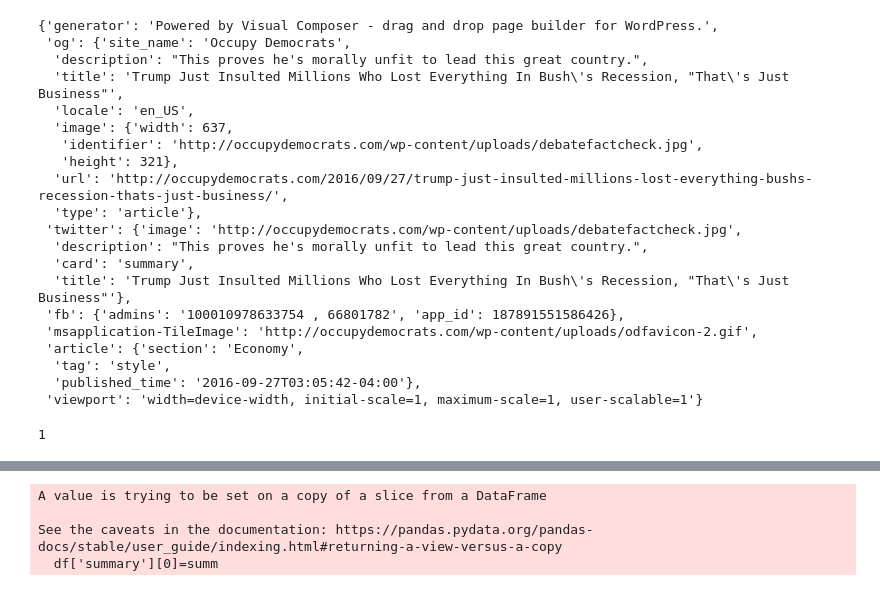
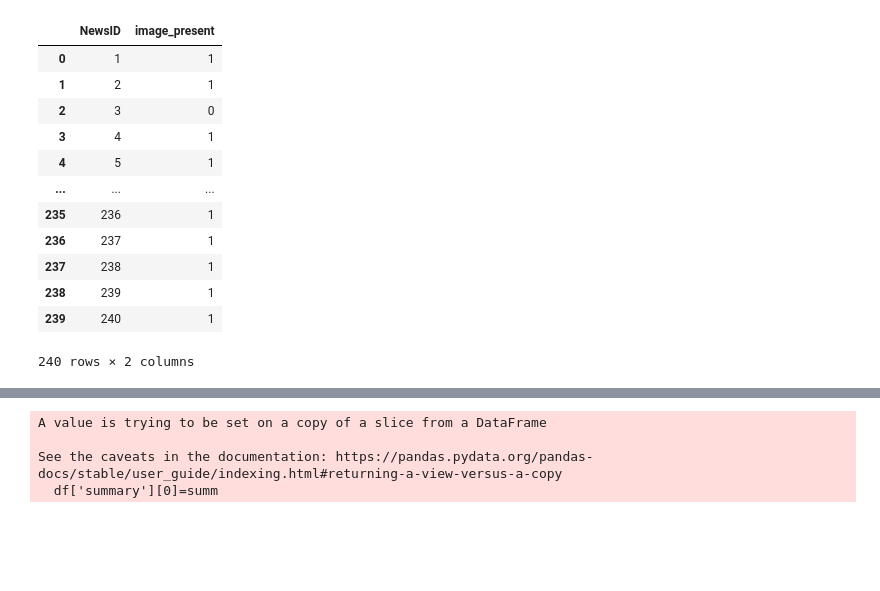
Before and after one commit to kofidesmondML/FakeNewsDetection, a Jupyter notebook: data/Untitled-1.ipynb, the cells around one changed output, grey strips where cells are left out. Drawn from its saved outputs; the diff is of its cells as text; code cells hidden in the pictures; blank space fills up the shorter version.

```diff
--- a/data/Untitled-1.ipynb
+++ b/data/Untitled-1.ipynb
@@ -22,28 +22,24 @@ df
-# %%
-meta=ast.literal_eval(df['meta_data'][0])
-meta
-# %% [output]
-{'generator': 'Powered by Visual Composer - drag and drop page builder for WordPress.',
- 'og': {'site_name': 'Occupy Democrats',
-  'description': "This proves he's morally unfit to lead this great country.",
-  'title': 'Trump Just Insulted Millions Who Lost Everything In Bush\'s Recession, "That\'s Just Business"',
-  'locale': 'en_US',
-  'image': {'width': 637,
-   'identifier': 'http://occupydemocrats.com/wp-content/uploads/debatefactcheck.jpg',
-   'height': 321},
-  'url': 'http://occupydemocrats.com/2016/09/27/trump-just-insulted-millions-lost-everything-bushs-recession-thats-just-business/',
-  'type': 'article'},
- 'twitter': {'image': 'http://occupydemocrats.com/wp-content/uploads/debatefactcheck.jpg',
-  'description': "This proves he's morally unfit to lead this great country.",
-  'card': 'summary',
-  'title': 'Trump Just Insulted Millions Who Lost Everything In Bush\'s Recession, "That\'s Just Business"'},
- 'fb': {'admins': '100010978633754 , 66801782', 'app_id': 187891551586426},
- 'msapplication-TileImage': 'http://occupydemocrats.com/wp-content/uploads/odfavicon-2.gif',
- 'article': {'section': 'Economy',
-  'tag': 'style',
-  'published_time': '2016-09-27T03:05:42-04:00'},
- 'viewport': 'width=device-width, initial-scale=1, maximum-scale=1, user-scalable=1'}
-# %%
-df['keywords'].nunique()
-# %% [output]
-1
+# %%
+def mark_top_img_presence(df):
+    try:
+        df['image_present'] = df['top_img'].apply(lambda x: 1 if pd.notna(x) and x.strip() else 0)
+        return df[['NewsID', 'image_present']]
+    except KeyError:
+        print("Error: 'top_img' or 'NewsID' column not found in the DataFrame.")
+    except Exception as e:
+        print(f"An unexpected error occurred: {e}")
+mark_top_img_presence(df)
+# %% [output]
+|  | NewsID | image_present |
+| 0 | 1 | 1 |
+| 1 | 2 | 1 |
+| 2 | 3 | 0 |
+| 3 | 4 | 1 |
+| 4 | 5 | 1 |
+| ... | ... | ... |
+| 235 | 236 | 1 |
+| 236 | 237 | 1 |
+| 237 | 238 | 1 |
+| 238 | 239 | 1 |
+| 239 | 240 | 1 |
+240 rows × 2 columns
```
Also changed, not shown: parts of 7 cells of this notebook, 6 other files.
